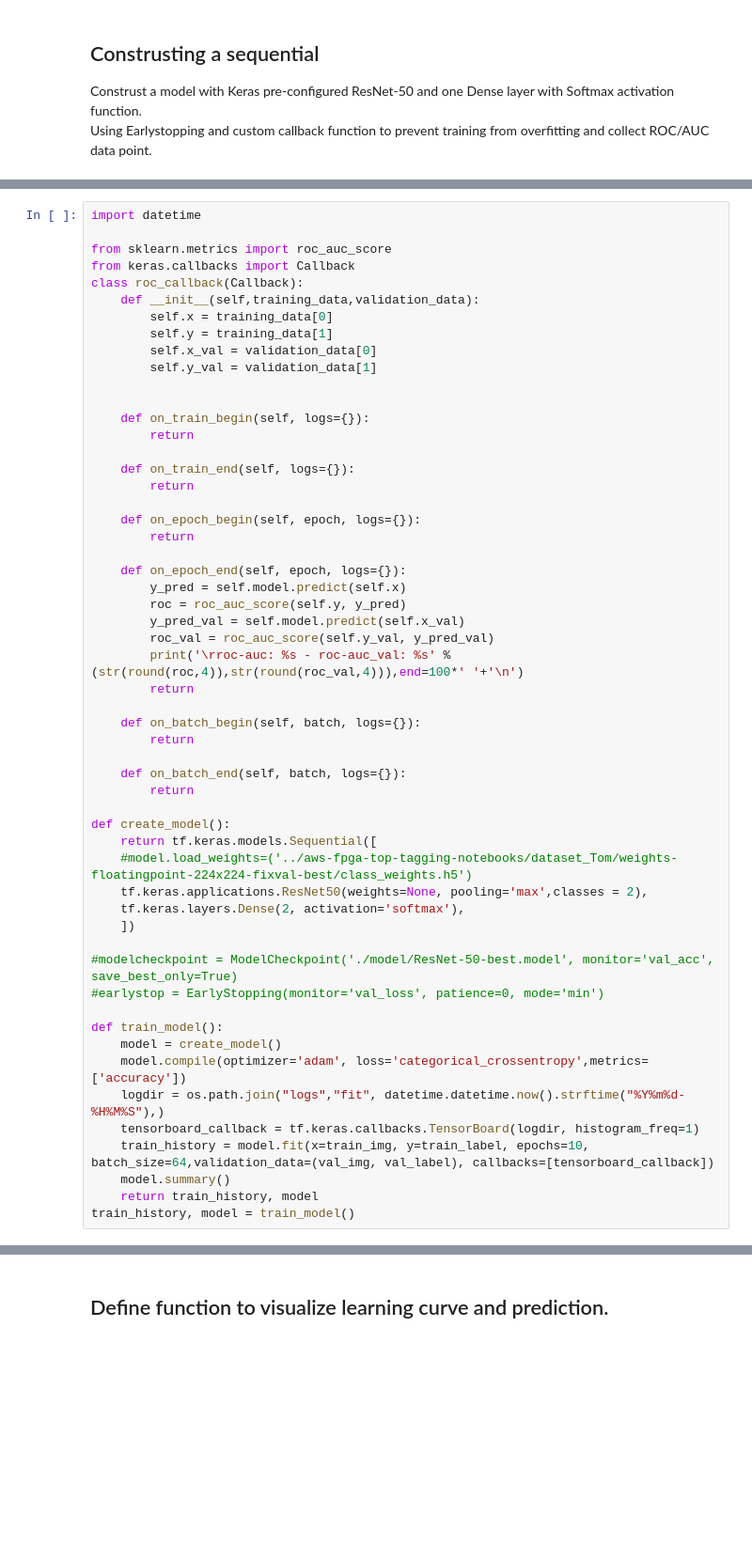
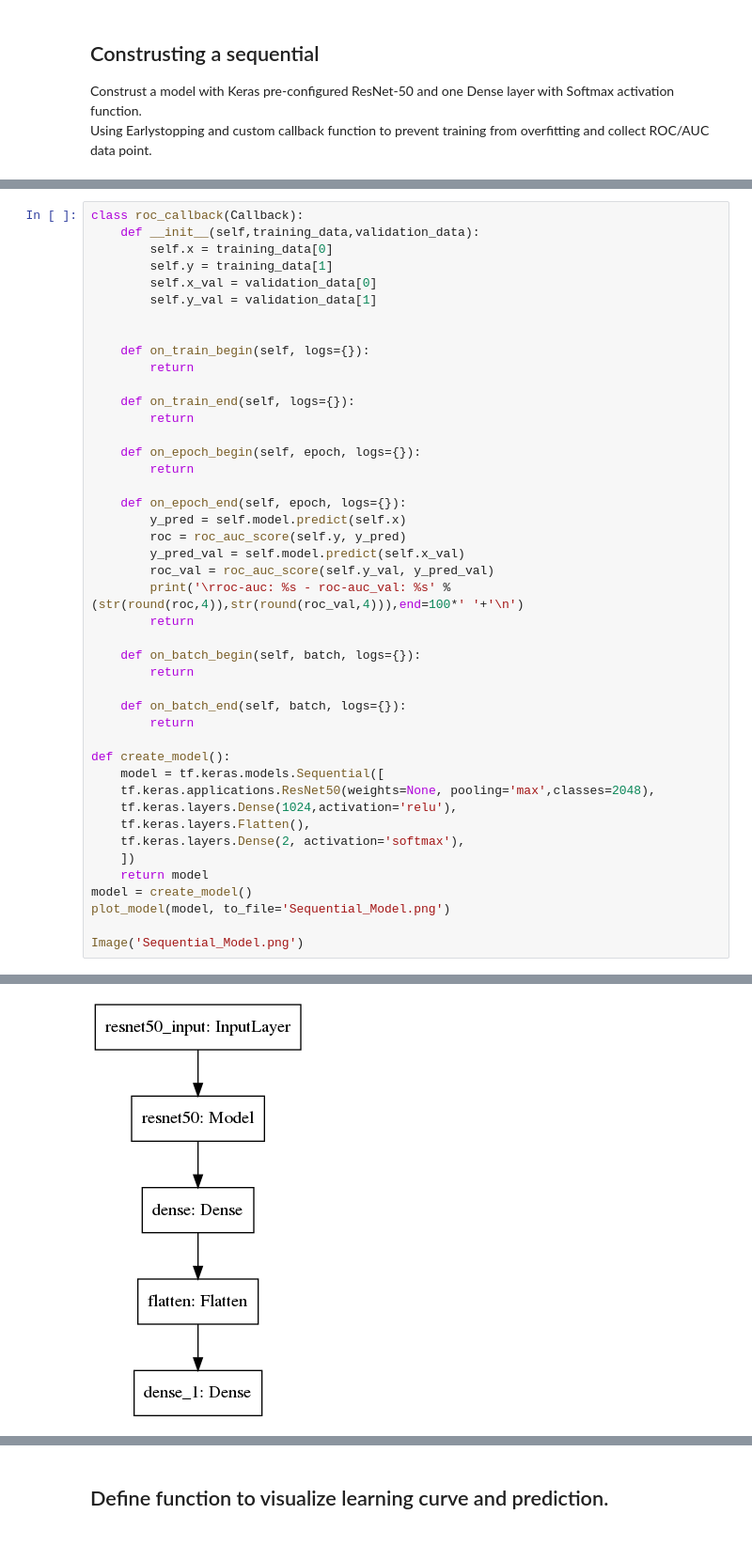
Before and after one commit to davidho27941/Top-tagging-keras, a Jupyter notebook: ResNet-50_tf_keras.ipynb, the cells around one changed output, grey strips where cells are left out. Shown at 94% size. Drawn from its saved outputs; the diff is of its cells as text; blank space fills up the shorter version.

```diff
--- a/ResNet-50_tf_keras.ipynb
+++ b/ResNet-50_tf_keras.ipynb
@@ -143,8 +182,4 @@ Using Earlystopping and custom callback function to prevent training from overfi
 # %%
-import datetime
-
-from sklearn.metrics import roc_auc_score
-from keras.callbacks import Callback
 class roc_callback(Callback):
     def __init__(self,training_data,validation_data):
         self.x = training_data[0]
@@ -177,22 +212,15 @@ class roc_callback(Callback):
         return
 
 def create_model():
-    return tf.keras.models.Sequential([
-    #model.load_weights=('../aws-fpga-top-tagging-notebooks/dataset_Tom/weights-floatingpoint-224x224-fixval-best/class_weights.h5')
-    tf.keras.applications.ResNet50(weights=None, pooling='max',classes = 2),
+    model = tf.keras.models.Sequential([
+    tf.keras.applications.ResNet50(weights=None, pooling='max',classes=2048),
+    tf.keras.layers.Dense(1024,activation='relu'),
+    tf.keras.layers.Flatten(),
     tf.keras.layers.Dense(2, activation='softmax'),
     ])
+    return model
+model = create_model()
+plot_model(model, to_file='Sequential_Model.png')
 
-#modelcheckpoint = ModelCheckpoint('./model/ResNet-50-best.model', monitor='val_acc', save_best_only=True)
-#earlystop = EarlyStopping(monitor='val_loss', patience=0, mode='min')
-
-def train_model():
-    model = create_model()
-    model.compile(optimizer='adam', loss='categorical_crossentropy',metrics=['accuracy'])
-    logdir = os.path.join("logs","fit", datetime.datetime.now().strftime("%Y%m%d-%H%M%S"),)
-    tensorboard_callback = tf.keras.callbacks.TensorBoard(logdir, histogram_freq=1)
-    train_history = model.fit(x=train_img, y=train_label, epochs=10, batch_size=64,validation_data=(val_img, val_label), callbacks=[tensorboard_callback])
-    model.summary()
-    return train_history, model
-train_history, model = train_model()
+Image('Sequential_Model.png')
 # %% [output]
@@ -215,0 +227 @@ _________________________________________________________________
+[figure, added]
```
Also changed, not shown: parts of 19 cells of this notebook.
